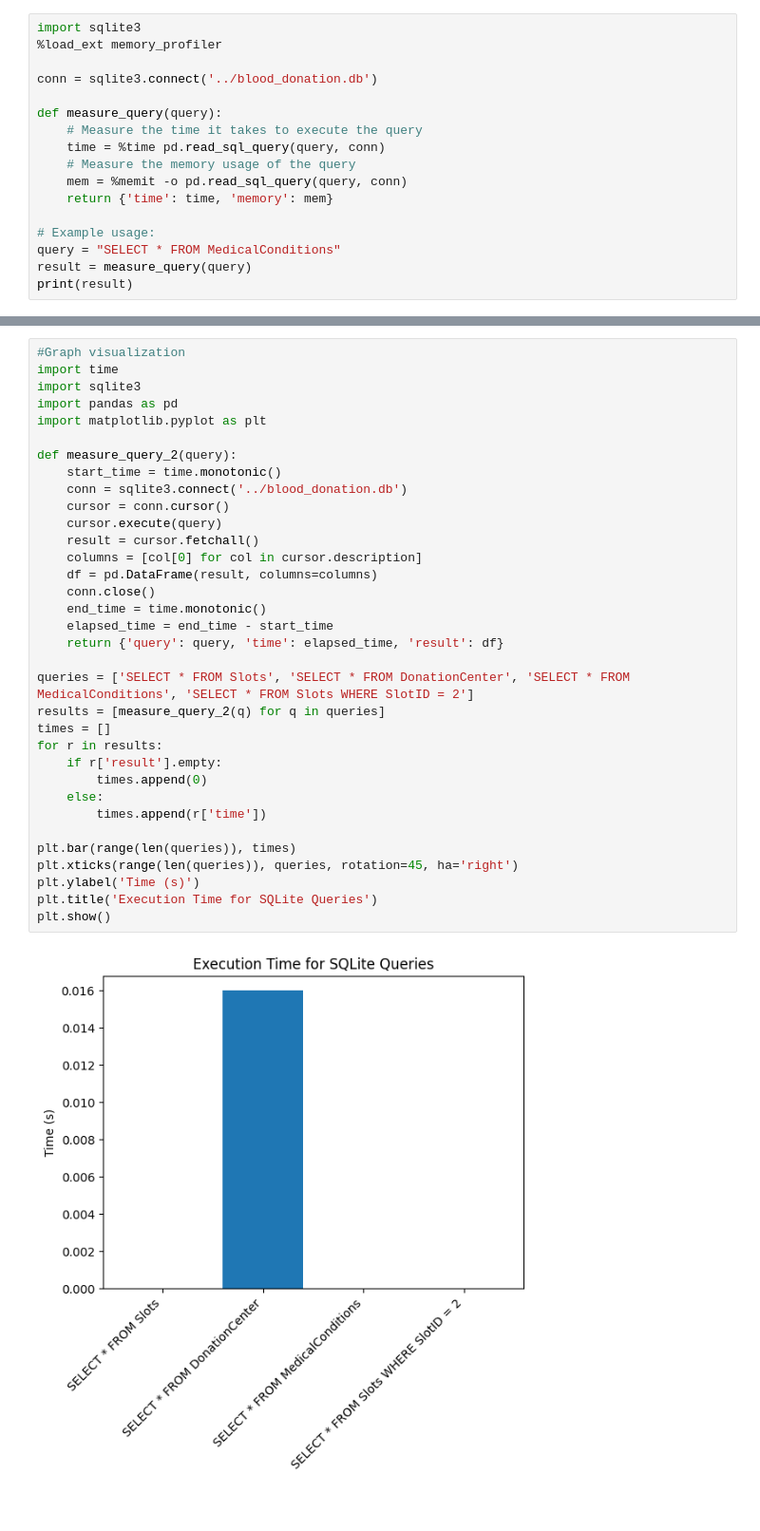
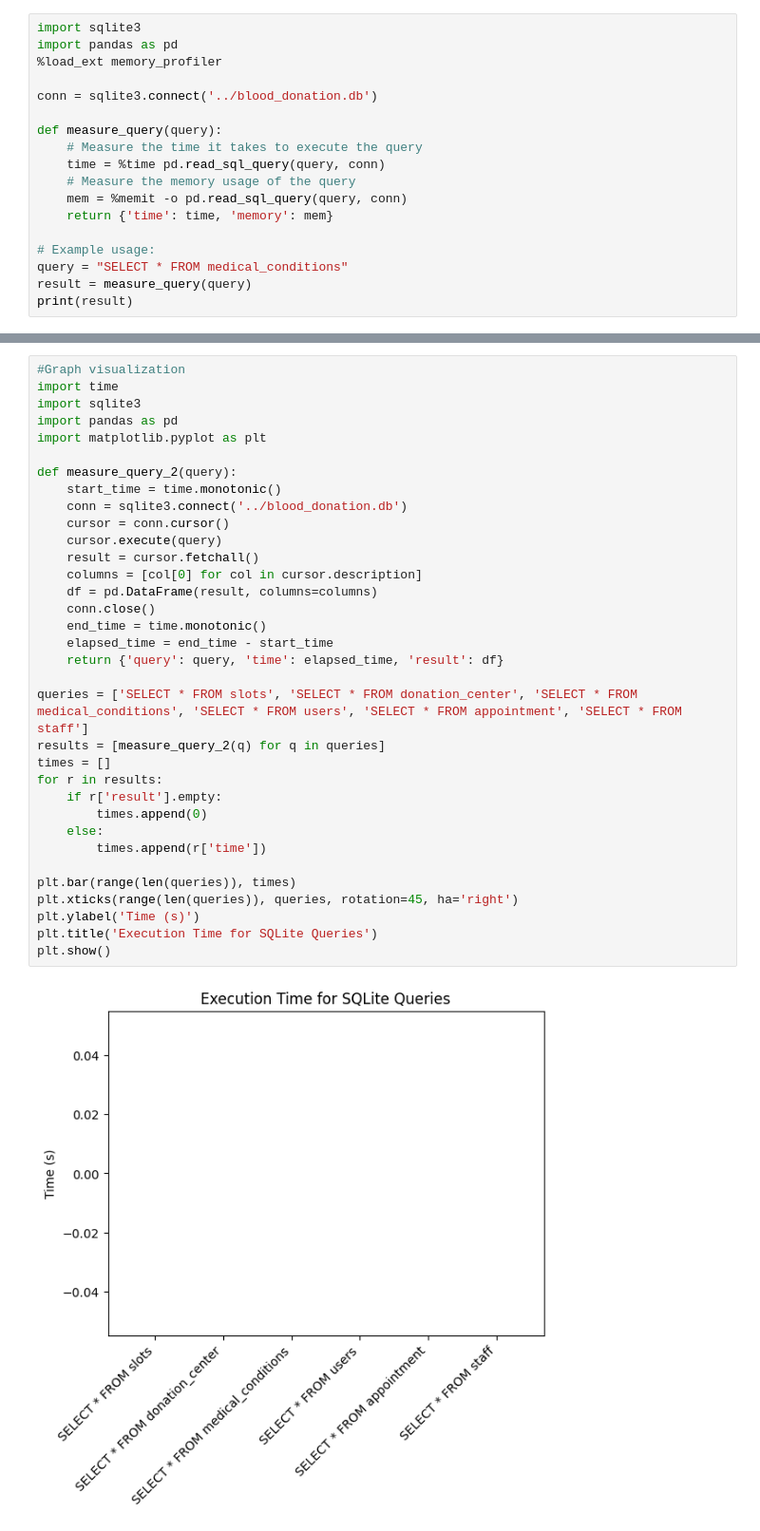
Before and after one commit to ZhengWeiHo/G36_CSC2008Project, a Jupyter notebook: website/notebooks/Performance-Analysis.ipynb, the cells around one changed output, grey strips where cells are left out. Shown: that part at 95% size. Saved outputs shown, nothing was run; the diff lists cells and outputs as text.

```diff
--- a/website/notebooks/Performance-Analysis.ipynb
+++ b/website/notebooks/Performance-Analysis.ipynb
@@ -1,5 +1,6 @@
 # %%
 import sqlite3
+import pandas as pd
 %load_ext memory_profiler
 
 conn = sqlite3.connect('../blood_donation.db')
@@ -12,7 +13,7 @@ def measure_query(query):
     return {'time': time, 'memory': mem}
 
 # Example usage:
-query = "SELECT * FROM MedicalConditions"
+query = "SELECT * FROM medical_conditions"
 result = measure_query(query)
 print(result)
 # %% [output]
@@ -95,32 +135,32 @@ import sqlite3
 import pandas as pd
 import matplotlib.pyplot as plt
 
 def measure_query_2(query):
     start_time = time.monotonic()
     conn = sqlite3.connect('../blood_donation.db')
     cursor = conn.cursor()
     cursor.execute(query)
     result = cursor.fetchall()
     columns = [col[0] for col in cursor.description]
     df = pd.DataFrame(result, columns=columns)
     conn.close()
     end_time = time.monotonic()
     elapsed_time = end_time - start_time
     return {'query': query, 'time': elapsed_time, 'result': df}
 
-queries = ['SELECT * FROM Slots', 'SELECT * FROM DonationCenter', 'SELECT * FROM MedicalConditions', 'SELECT * FROM Slots WHERE SlotID = 2']
+queries = ['SELECT * FROM slots', 'SELECT * FROM donation_center', 'SELECT * FROM medical_conditions', 'SELECT * FROM users', 'SELECT * FROM appointment', 'SELECT * FROM staff']
 results = [measure_query_2(q) for q in queries]
 times = []
 for r in results:
     if r['result'].empty:
         times.append(0)
     else:
         times.append(r['time'])
 
 plt.bar(range(len(queries)), times)
 plt.xticks(range(len(queries)), queries, rotation=45, ha='right')
 plt.ylabel('Time (s)')
 plt.title('Execution Time for SQLite Queries')
 plt.show()
 # %% [output]
-[figure, old version]
+[figure, new version]
```
Also changed, not shown: parts of 7 cells of this notebook, 2 other files.
